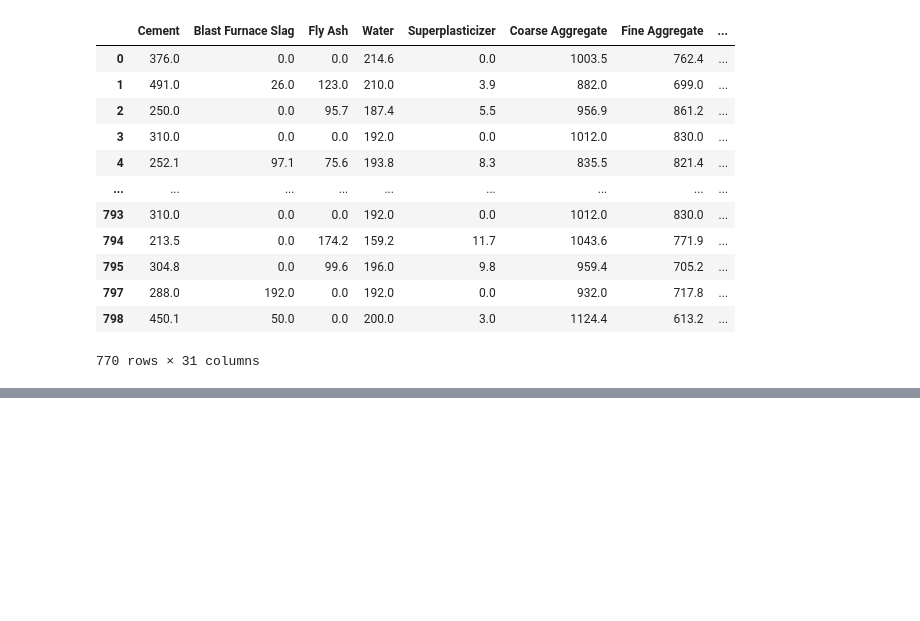
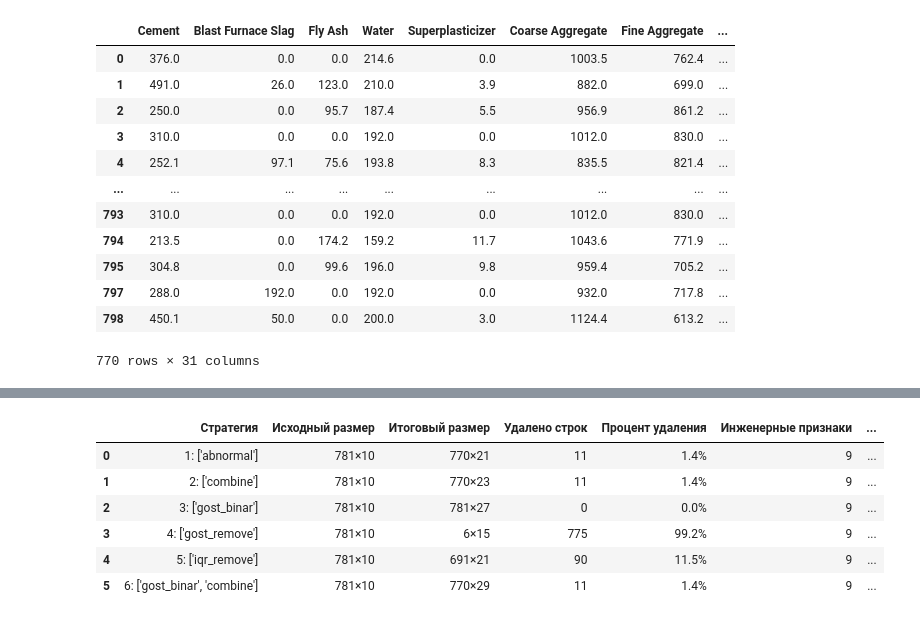
Before and after one commit to ProninPV/ml-regression_concrete-strength, a Jupyter notebook: notebooks/04_feature_engineering_and_pipeline.ipynb, the cells around one changed output, grey strips where cells are left out. Saved outputs shown, nothing was run; the diff lists cells and outputs as text; code cells hidden in the pictures; blank space fills up the shorter version.

```diff
--- a/notebooks/04_feature_engineering_and_pipeline.ipynb
+++ b/notebooks/04_feature_engineering_and_pipeline.ipynb
@@ -1459,0 +1773,40 @@ X_final
+# %%
+# Создаем сводную таблицу с информацией о feature engineering
+summary_data = []
+for i, result in enumerate(results, 1):
+    if 'error' not in result:
+        summary_data.append({
+            'Стратегия': f"{i}: {result['strategies']}",
+            'Исходный размер': f"{result['X_original_shape'][0]}×{result['X_original_shape'][1]}",
+            'Итоговый размер': f"{result['X_processed_shape'][0]}×{result['X_processed_shape'][1]}",
+            'Удалено строк': result['rows_removed'],
+            'Процент удаления': f"{result['removal_percent']:.1f}%",
+            'Инженерные признаки': result['features_created'],
+            'Бинарные признаки': result['binary_features'],
+            '⭐ Неинформ. удалено': result['uninform_features_removed'],
+            'Всего признаков': result['X_processed_shape'][1]
+        })
+    else:
+        summary_data.append({
+            'Стратегия': f"{i}: {result['strategies']}",
+            'Исходный размер': f"{X.shape[0]}×{X.shape[1]}",
+            'Итоговый размер': "ОШИБКА",
+            'Удалено строк': 0,
+            'Процент удаления': "0%",
+            'Инженерные признаки': 0,
+            'Бинарные признаки': 0,
+            '⭐ Неинформ. удалено': 0,
+            'Всего признаков': "ОШИБКА"
+        })
+# %%
+# Альтернативный вариант с pandas DataFrame для более красивого отображения
+df_summary = pd.DataFrame(summary_data)
+df_summary
+# %% [output]
+|  | Стратегия | Исходный размер | Итоговый размер | Удалено строк | Процент удаления | Инженерные признаки | ... |
+| 0 | 1: ['abnormal'] | 781×10 | 770×21 | 11 | 1.4% | 9 | ... |
+| 1 | 2: ['combine'] | 781×10 | 770×23 | 11 | 1.4% | 9 | ... |
+| 2 | 3: ['gost_binar'] | 781×10 | 781×27 | 0 | 0.0% | 9 | ... |
+| 3 | 4: ['gost_remove'] | 781×10 | 6×15 | 775 | 99.2% | 9 | ... |
+| 4 | 5: ['iqr_remove'] | 781×10 | 691×21 | 90 | 11.5% | 9 | ... |
+| 5 | 6: ['gost_binar', 'combine'] | 781×10 | 770×29 | 11 | 1.4% | 9 | ... |
```
Also changed, not shown: parts of 5 cells of this notebook.
